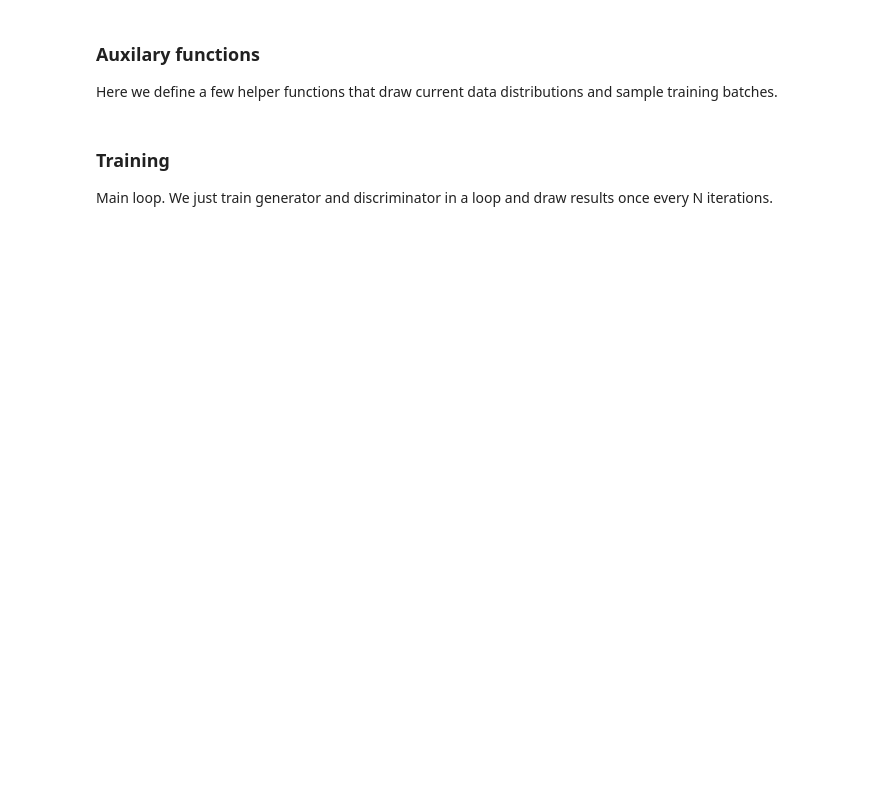
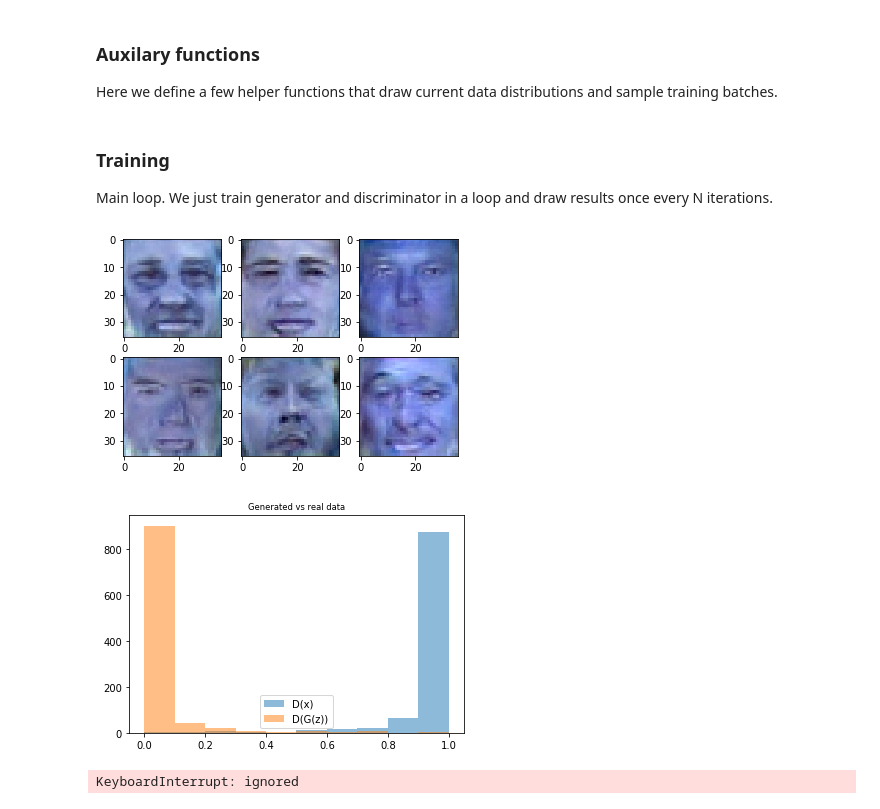
Before and after one commit to Edgar-creator/Networks, a Jupyter notebook: Session3/adversarial.ipynb, the cells around one changed output. Drawn from its saved outputs; the diff is of its cells as text; code cells hidden in the pictures; blank space fills up the shorter version.

```diff
--- a/Session3/adversarial.ipynb
+++ b/Session3/adversarial.ipynb
@@ -156,51 +209,55 @@ disc_optimizer = tf.optimizers.SGD(1e-3)
 gen_optimizer = tf.optimizers.Adam(1e-4)
 # %%
 from IPython import display
-from tqdm import tnrange
+from tqdm import tnrange, tqdm
 
-for epoch in tnrange(50000):
+for epoch in tqdm(range(50000)):
     real_data = sample_data_batch(100)
     noise = sample_noise_batch(100)
 
 
     ########################
     #discriminator training#
     ########################
 
     for i in range(5):
-        with tf.GradientTape() as tape_dis:
+      with tf.GradientTape() as tape_dis:
 
-            logp_real = discriminator(real_data)
+        logp_real = discriminator(real_data)
 
-            generated_data = generator(noise)
+        generated_data = generator(noise)
 
-            logp_gen = discriminator(generated_data)
+        logp_gen = discriminator(generated_data)
 
-            d_loss = -tf.reduce_mean(logp_real[:,1] + logp_gen[:,0])
+        d_loss = -tf.reduce_mean(logp_real[:,1] + logp_gen[:,0])
 
-            #regularize
-            d_loss += tf.reduce_mean(discriminator.layers[-1].kernel**2)
+        #regularize
+        d_loss += tf.reduce_mean(discriminator.layers[-1].kernel**2)
 
-            #optimize
-            gradients_of_discriminator = tape_dis.gradient(d_loss, discriminator.trainable_weights)
-            disc_optimizer.apply_gradients(zip(gradients_of_discriminator,discriminator.trainable_weights))
+        #optimize
+        gradients_of_discriminator = tape_dis.gradient(d_loss, discriminator.trainable_weights)
+        disc_optimizer.apply_gradients(zip(gradients_of_discriminator,discriminator.trainable_weights))
 
       ########################
       ###generator training###
       ########################
     with tf.GradientTape() as tape_gen:
-        generated_data = generator(noise)
-        logp_gen = discriminator(generated_data)
-        g_loss = -tf.reduce_mean(logp_gen[:,1])
+      generated_data = generator(noise)
+      logp_gen = discriminator(generated_data)
+      g_loss = -tf.reduce_mean(logp_gen[:,1])
 
       #optimize
-        gradients_of_generator = tape_gen.gradient(g_loss,generator.trainable_variables)
-        gen_optimizer.apply_gradients(zip(gradients_of_generator,generator.trainable_variables))
+      gradients_of_generator = tape_gen.gradient(g_loss,generator.trainable_variables)
+      gen_optimizer.apply_gradients(zip(gradients_of_generator,generator.trainable_variables))
 
     if epoch %100==0:
         display.clear_output(wait=True)
         sample_images(2,3,True)
         sample_probas(1000)
+# %% [output]
+[figure, added]
+[figure, added]
+KeyboardInterrupt: ignored
 # %%
 #The network was trained for about 15k iterations.
 #Training for longer yields MUCH better results
```
Also changed, not shown: parts of 6 cells of this notebook.
